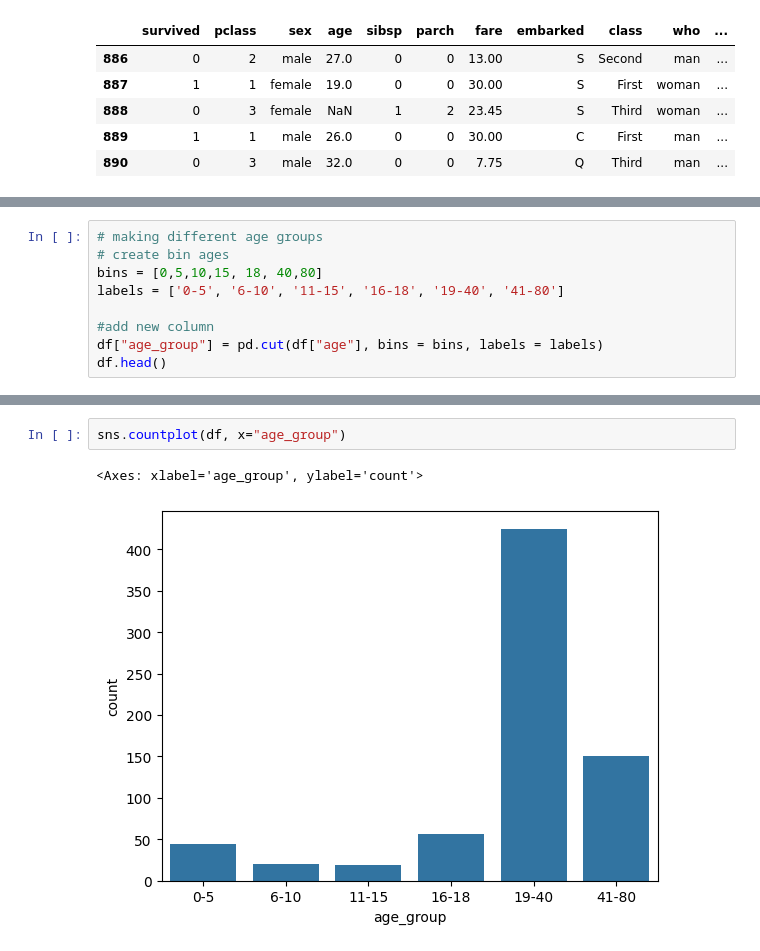
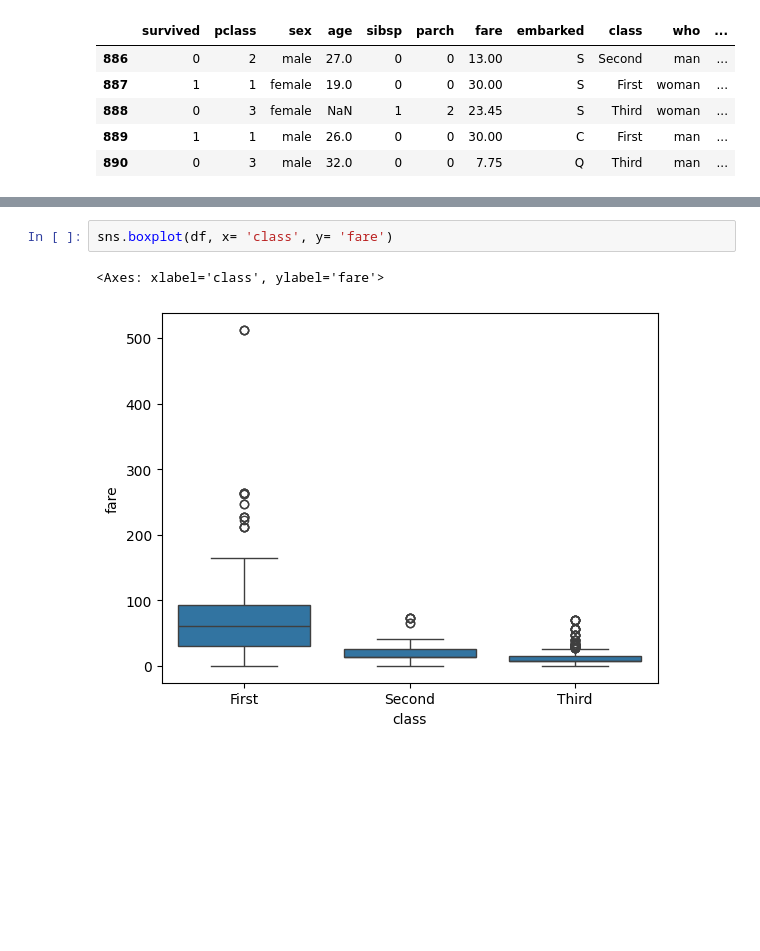
Before and after one commit to coderhyder1/mynewrepo, a Jupyter notebook: eda.ipynb, the cells around one changed output, grey strips where cells are left out. Saved outputs shown, nothing was run; the diff lists cells and outputs as text; blank space fills up the shorter version.

```diff
--- a/eda.ipynb
+++ b/eda.ipynb
@@ -121,9 +42,0 @@ max(df["age"])
-# %%
-# making different age groups
-# create bin ages
-bins = [0,5,10,15, 18, 40,80]
-labels = ['0-5', '6-10', '11-15', '16-18', '19-40', '41-80']
-
-#add new column
-df["age_group"] = pd.cut(df["age"], bins = bins, labels = labels)
-df.head()
@@ -260,5 +99,5 @@ Note: you may need to restart the kernel to use updated packages.
 # %%
-sns.countplot(df, x="age_group")
+sns.boxplot(df, x= 'class', y= 'fare')
 # %% [output]
-<Axes: xlabel='age_group', ylabel='count'>
+<Axes: xlabel='class', ylabel='fare'>
-[figure, old version]
+[figure, new version]
```
Also changed, not shown: parts of 54 cells of this notebook, 2 other files.
